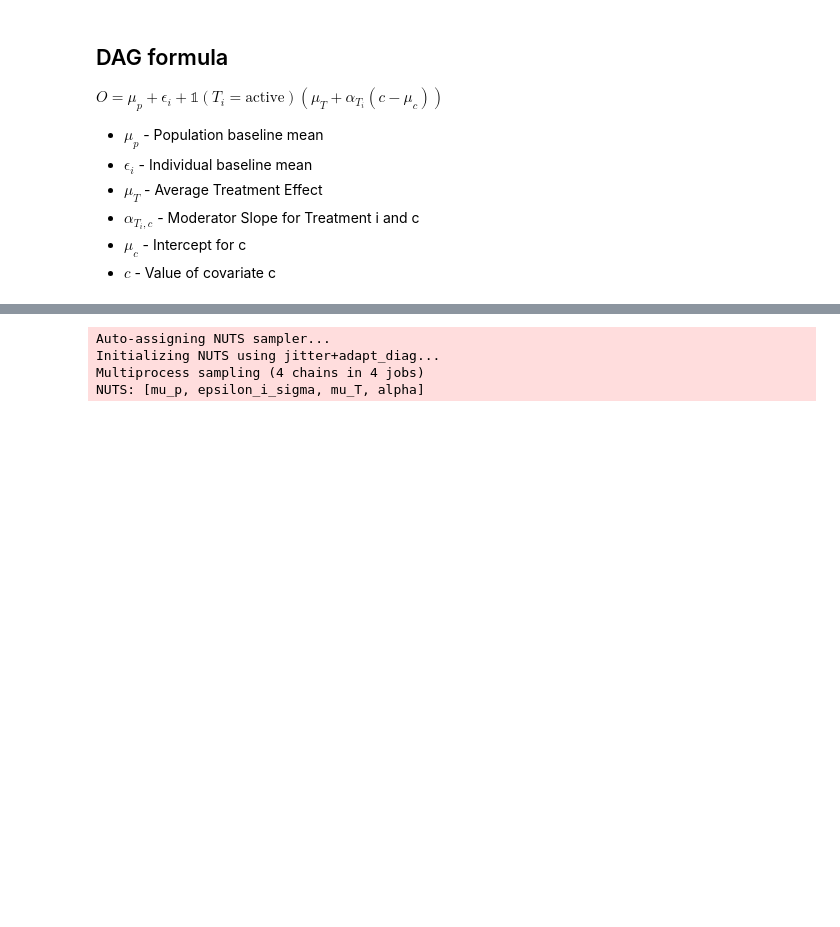
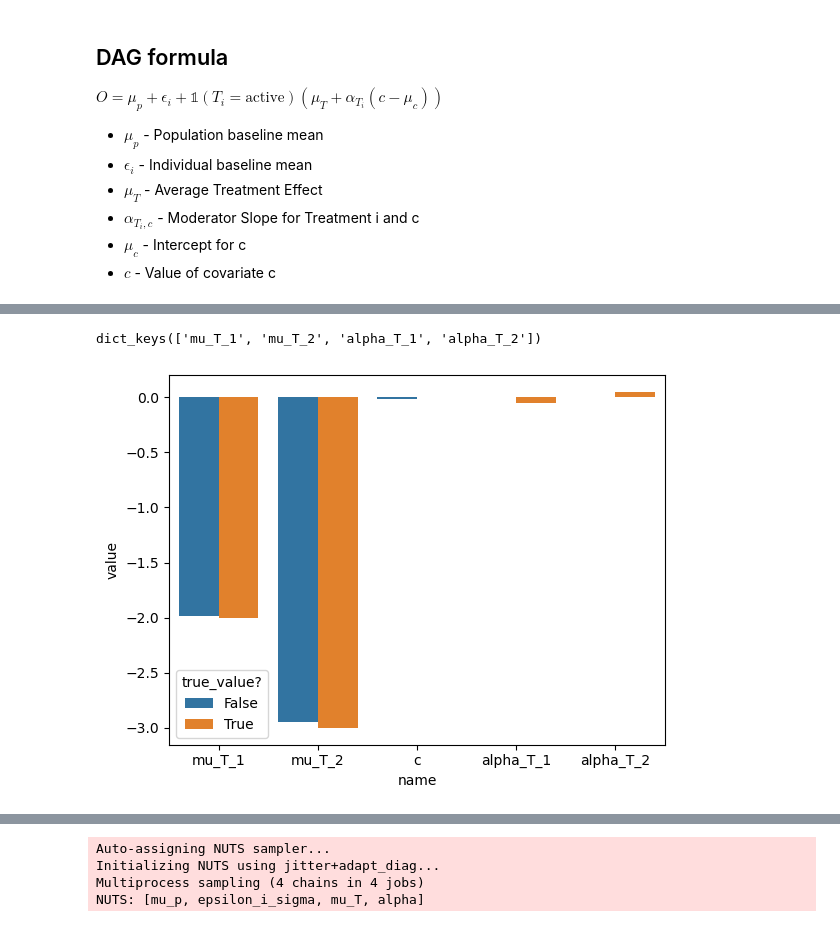
Before and after one commit to HIAlab/adaptive_nof1, a Jupyter notebook: simulation.ipynb, the cells around one changed output, grey strips where cells are left out. Saved outputs shown, nothing was run; the diff lists cells and outputs as text; code cells hidden in the pictures; blank space fills up the shorter version.

```diff
--- a/simulation.ipynb
+++ b/simulation.ipynb
@@ -66,3 +93,13 @@ sns.lineplot(observation.dataFrame())
+# %%
+coefficents = pd.DataFrame({'name': ['mu_T_1','mu_T_2','c'], 'value': reg.coef_, 'true_value?': False})
+true_coefficients = pd.DataFrame({'name': simulation.true_coefficients().keys(), 'value': simulation.true_coefficients().values()})
+true_coefficients['true_value?'] = True
+
+sns.barplot(data=pd.concat([coefficents, true_coefficients]), x='name', y='value', hue='true_value?')
+print(simulation.true_coefficients().keys())
+# %% [output]
+dict_keys(['mu_T_1', 'mu_T_2', 'alpha_T_1', 'alpha_T_2'])
+[figure, added]
 # %%
 X = observation.linear_coefficients()
 reg = LinearRegression().fit(X, observation.y)
```
Also changed, not shown: parts of 13 cells of this notebook, 1 other file.
